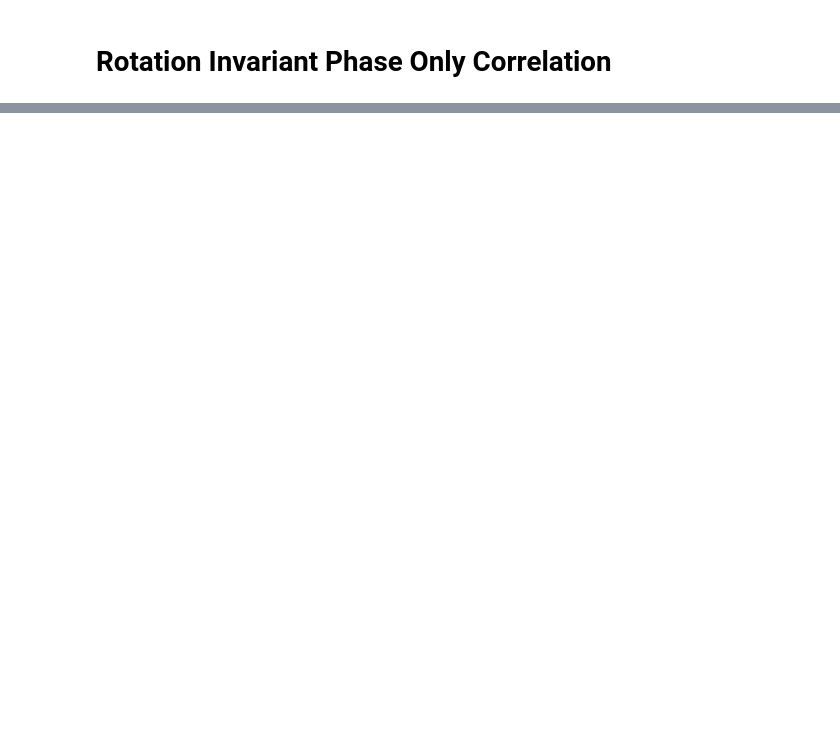
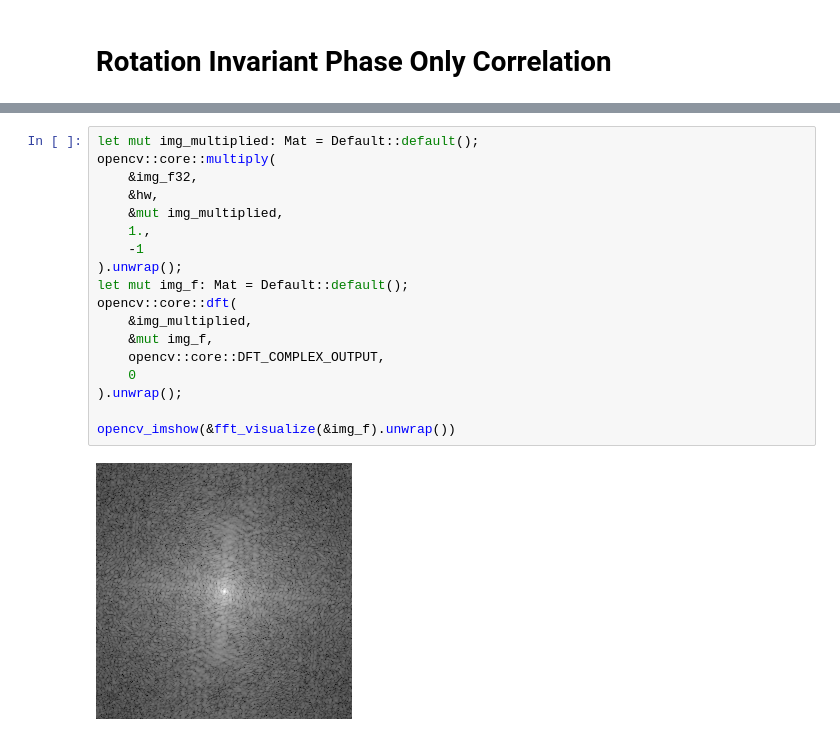
Before and after one commit to noxowl/KU15627-Computer-Vision, a Jupyter notebook: 03_template_matching.ipynb, the cells around one changed output, grey strips where cells are left out. Drawn from its saved outputs; the diff is of its cells as text; blank space fills up the shorter version.

```diff
--- a/03_template_matching.ipynb
+++ b/03_template_matching.ipynb
@@ -1083,0 +1105,20 @@ opencv_imshow(&hw)
+# %%
+let mut img_multiplied: Mat = Default::default();
+opencv::core::multiply(
+    &img_f32,
+    &hw,
+    &mut img_multiplied,
+    1.,
+    -1
+).unwrap();
+let mut img_f: Mat = Default::default();
+opencv::core::dft(
+    &img_multiplied,
+    &mut img_f,
+    opencv::core::DFT_COMPLEX_OUTPUT,
+    0
+).unwrap();
+
+opencv_imshow(&fft_visualize(&img_f).unwrap())
+# %% [output]
+[figure, added]
```
Also changed, not shown: parts of 21 cells of this notebook.
